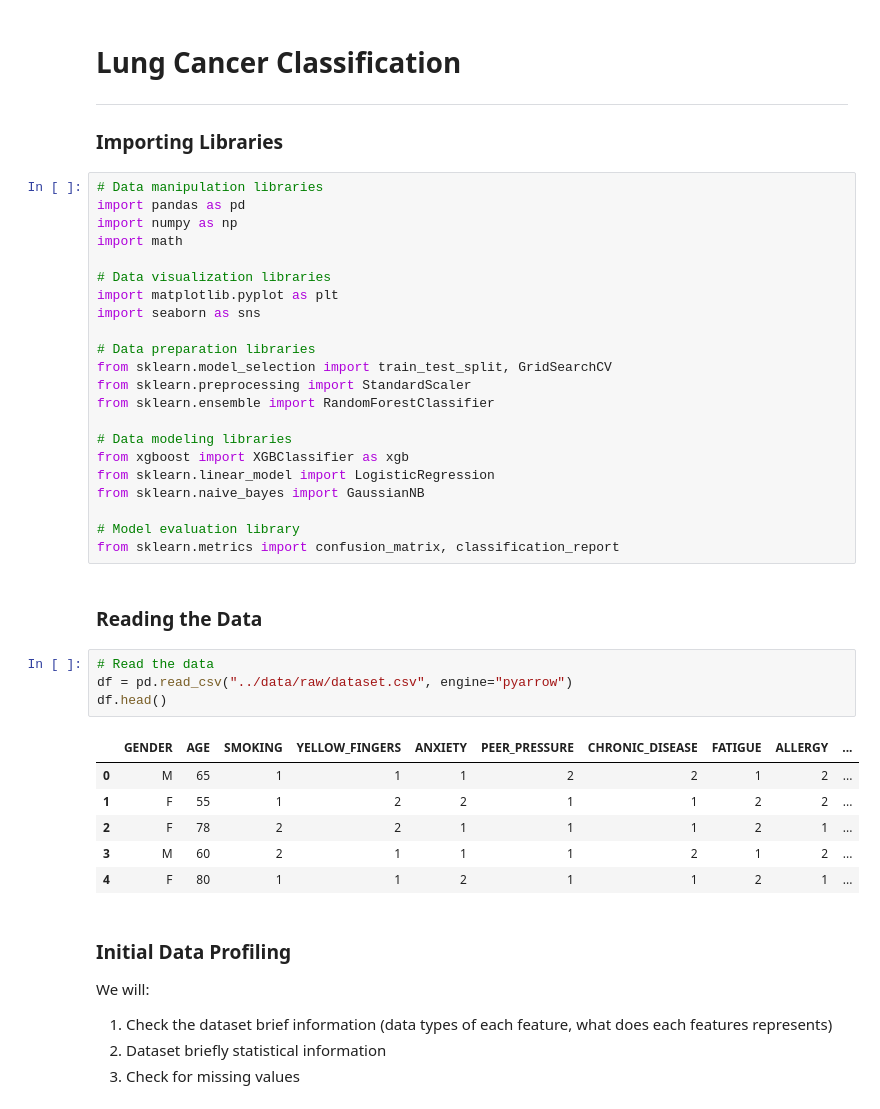
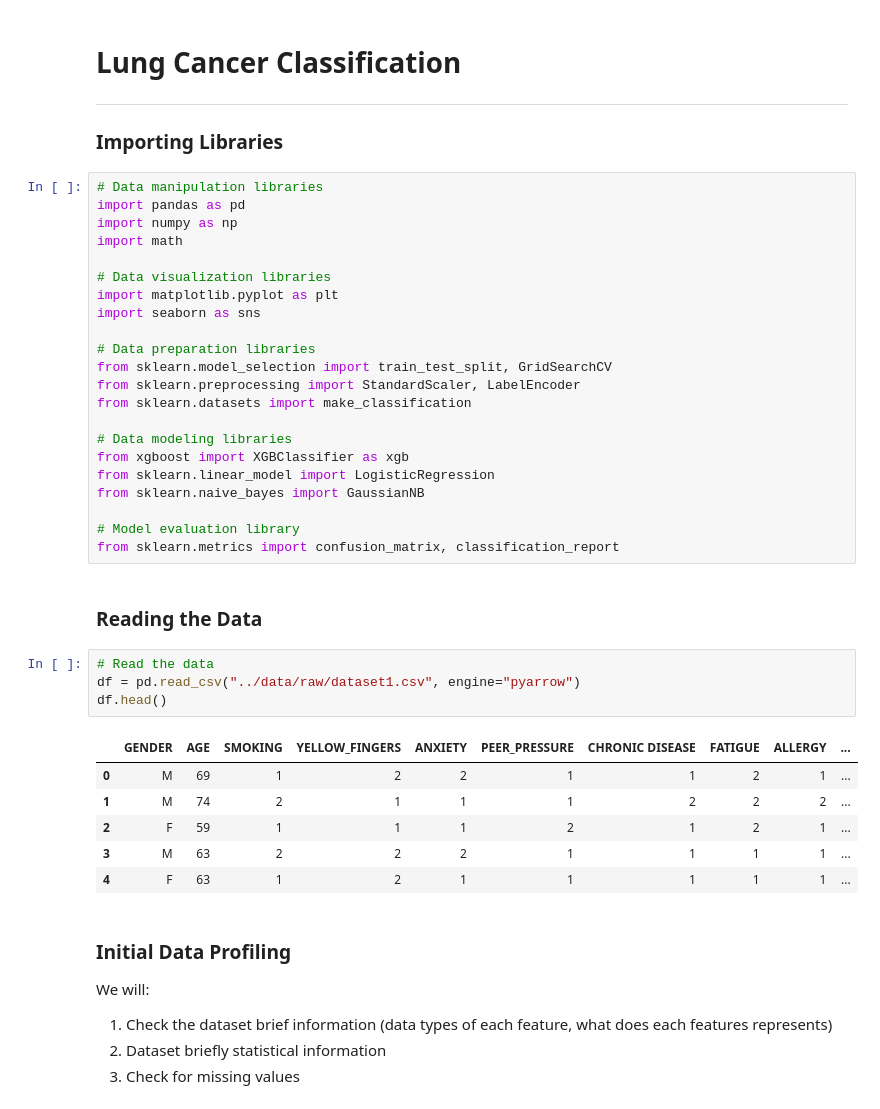
Before and after one commit to daff00/lung-cancer-classification, a Jupyter notebook: notebook/notebook.ipynb, the cells around one changed output. Drawn from its saved outputs; the diff is of its cells as text.

```diff
--- a/notebook/notebook.ipynb
+++ b/notebook/notebook.ipynb
@@ -15,8 +15,8 @@ import seaborn as sns
 
 # Data preparation libraries
 from sklearn.model_selection import train_test_split, GridSearchCV
-from sklearn.preprocessing import StandardScaler
-from sklearn.ensemble import RandomForestClassifier
+from sklearn.preprocessing import StandardScaler, LabelEncoder
+from sklearn.datasets import make_classification
 
 # Data modeling libraries
 from xgboost import XGBClassifier as xgb
@@ -29,15 +29,15 @@ from sklearn.metrics import confusion_matrix, classification_report
 ### Reading the Data
 # %%
 # Read the data
-df = pd.read_csv("../data/raw/dataset.csv", engine="pyarrow")
+df = pd.read_csv("../data/raw/dataset1.csv", engine="pyarrow")
 df.head()
 # %% [output]
-|  | GENDER | AGE | SMOKING | YELLOW_FINGERS | ANXIETY | PEER_PRESSURE | CHRONIC_DISEASE | FATIGUE | ALLERGY | ... |
-| 0 | M | 65 | 1 | 1 | 1 | 2 | 2 | 1 | 2 | ... |
-| 1 | F | 55 | 1 | 2 | 2 | 1 | 1 | 2 | 2 | ... |
-| 2 | F | 78 | 2 | 2 | 1 | 1 | 1 | 2 | 1 | ... |
-| 3 | M | 60 | 2 | 1 | 1 | 1 | 2 | 1 | 2 | ... |
-| 4 | F | 80 | 1 | 1 | 2 | 1 | 1 | 2 | 1 | ... |
+|  | GENDER | AGE | SMOKING | YELLOW_FINGERS | ANXIETY | PEER_PRESSURE | CHRONIC DISEASE | FATIGUE | ALLERGY | ... |
+| 0 | M | 69 | 1 | 2 | 2 | 1 | 1 | 2 | 1 | ... |
+| 1 | M | 74 | 2 | 1 | 1 | 1 | 2 | 2 | 2 | ... |
+| 2 | F | 59 | 1 | 1 | 1 | 2 | 1 | 2 | 1 | ... |
+| 3 | M | 63 | 2 | 2 | 2 | 1 | 1 | 1 | 1 | ... |
+| 4 | F | 63 | 1 | 2 | 1 | 1 | 1 | 1 | 1 | ... |
 # %% [markdown]
 ### Initial Data Profiling
 We will:
```
Also changed, not shown: parts of 16 cells of this notebook, 2 other files.
